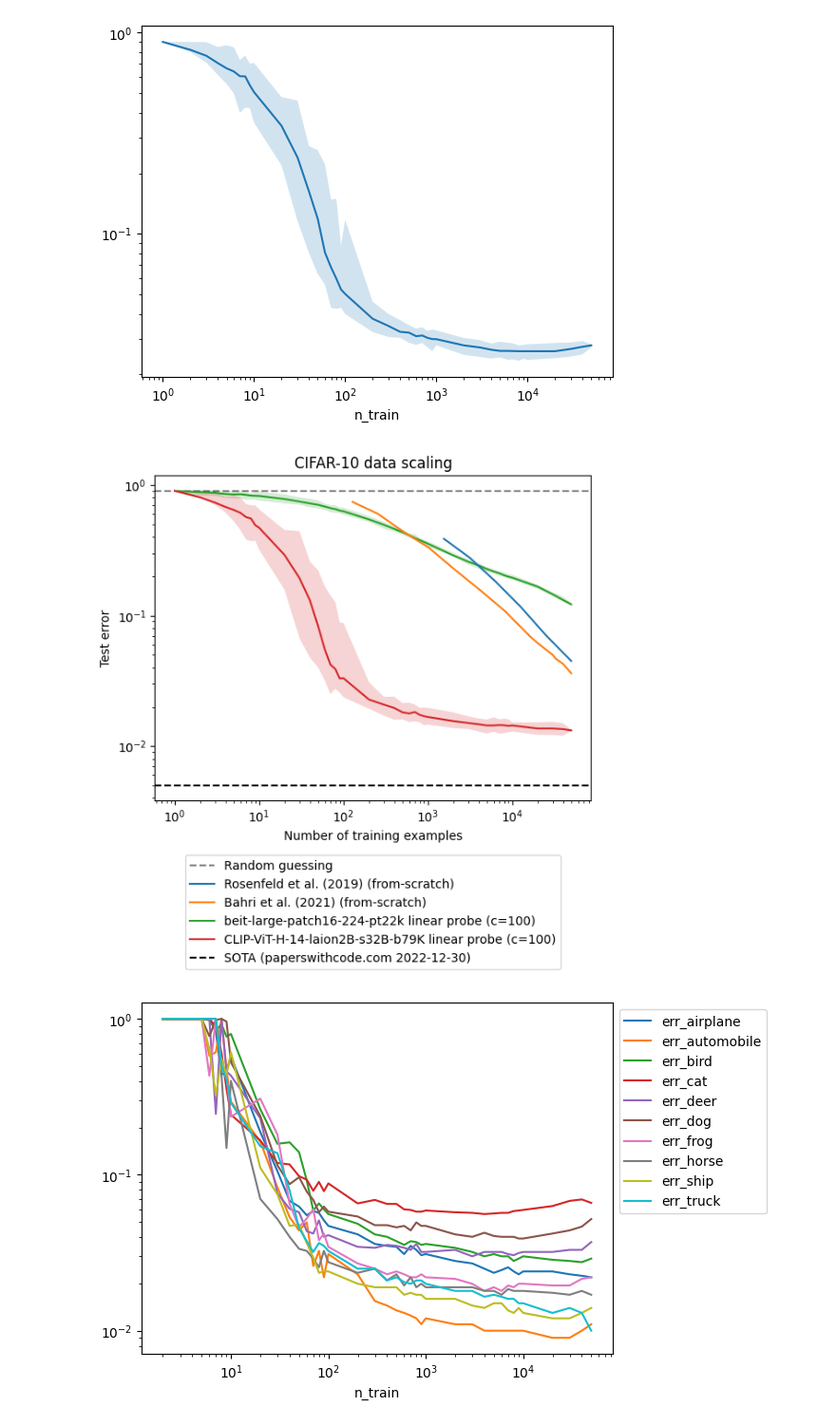
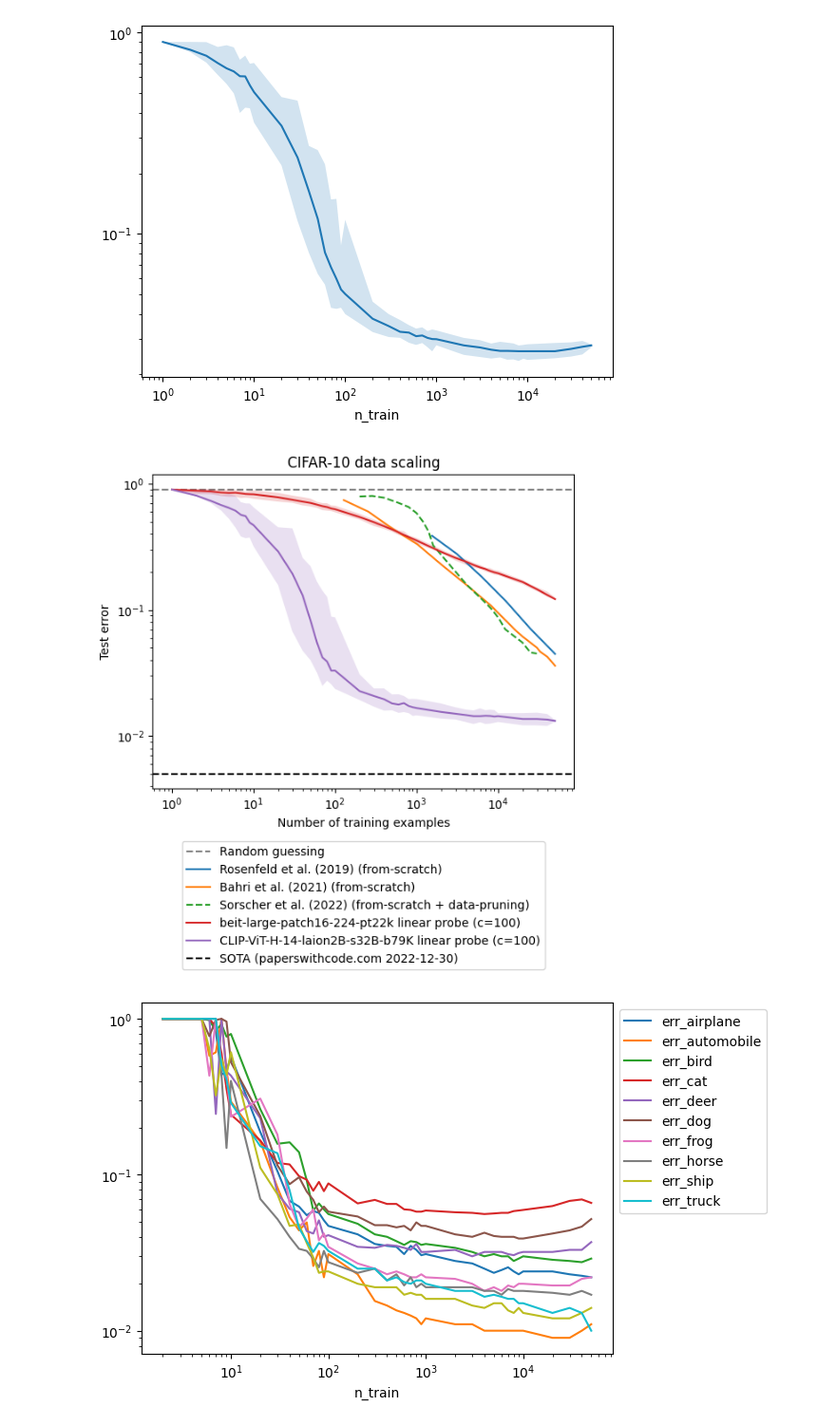
Before and after one commit to ed1d1a8d/scaling, a Jupyter notebook: notebooks/scaling-compare/cifar10.ipynb, the cells around one changed output. Shown at 95% size. Saved outputs shown, nothing was run; the diff lists cells and outputs as text; code cells hidden in the pictures.

Commit message:
Small plot adjustments

```diff
--- a/notebooks/scaling-compare/cifar10.ipynb
+++ b/notebooks/scaling-compare/cifar10.ipynb
@@ -182,11 +182,12 @@ plt.plot(
 #     df_prune_transfer.err,
 #     label="Sorscher et al. (2022) (data pruning + whole-model-finetuning)",
 # )
-# plt.plot(
-#     df_prune_scratch.n_train,
-#     df_prune_scratch.err,
-#     label="Pruning paper (from scratch)",
-# )
+plt.plot(
+    df_prune_scratch.n_train,
+    df_prune_scratch.err,
+    label="Sorscher et al. (2022) (from-scratch + data-pruning)",
+    linestyle="--",
+)
 
 for embedder_id in (
     "hf/microsoft/beit-large-patch16-224-pt22k",
@@ -198,7 +199,6 @@ for embedder_id in (
         df,
         query=f"embedder_id == '{embedder_id}' & probe == 'linear' & per_class == False",
         label=f"{embedder_id.split('/')[-1]} linear probe (c=100)",
-        zorder=-10,
     )
     # plot_wandb_df(
     #     df,
@@ -222,34 +222,34 @@ for embedder_id in (
 #     cdf.query("probe == 'knn' & k == 3"),
 #     label=f"{embedder_id} linear probe (balanced classes)",
 #     per_class=True,
 #     linestyle="--",
 # )
 
 # https://paperswithcode.com/sota/image-classification-on-cifar-10
 plt.axhline(
     1 - 0.995,
     color="k",
     linestyle="--",
     label="SOTA (paperswithcode.com 2022-12-30)",
     zorder=-10,
 )
 
 plt.title(f"CIFAR-10 data scaling")
 
 plt.xscale("log")
 plt.yscale("log")
 plt.xlabel("Number of training examples")
 plt.ylabel(f"Test error")
 
 # Plot legend underneath plot
 plt.legend(
     loc="upper center",
     bbox_to_anchor=(0.5, -0.15),
     ncol=1,
 )
 plt.show()
 # %% [output]
-[figure, old version]
+[figure, new version]
 # %%
 embedder_id = "openai/ViT-L/14"
 for i in range(10):
```
Also changed, not shown: 1 other file.
